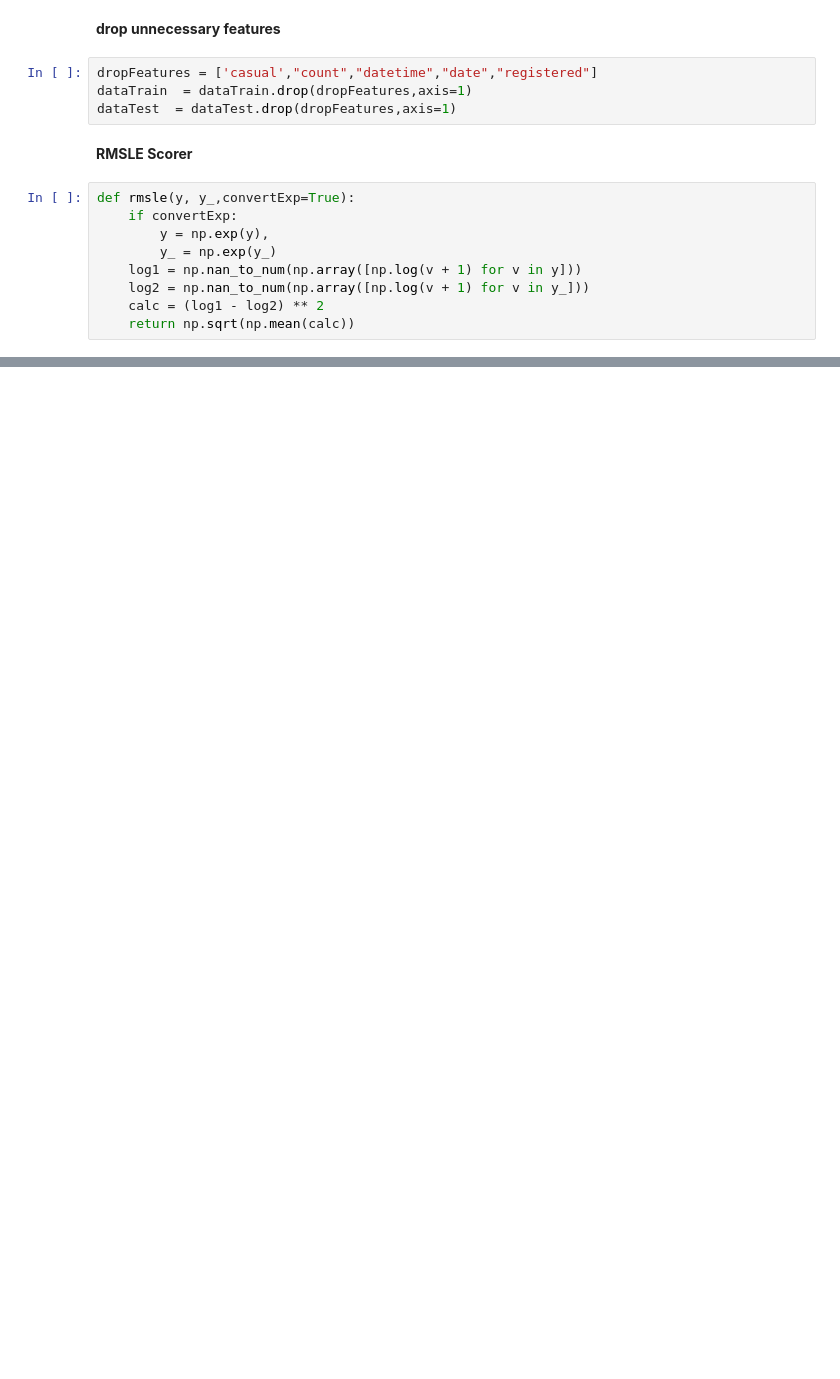
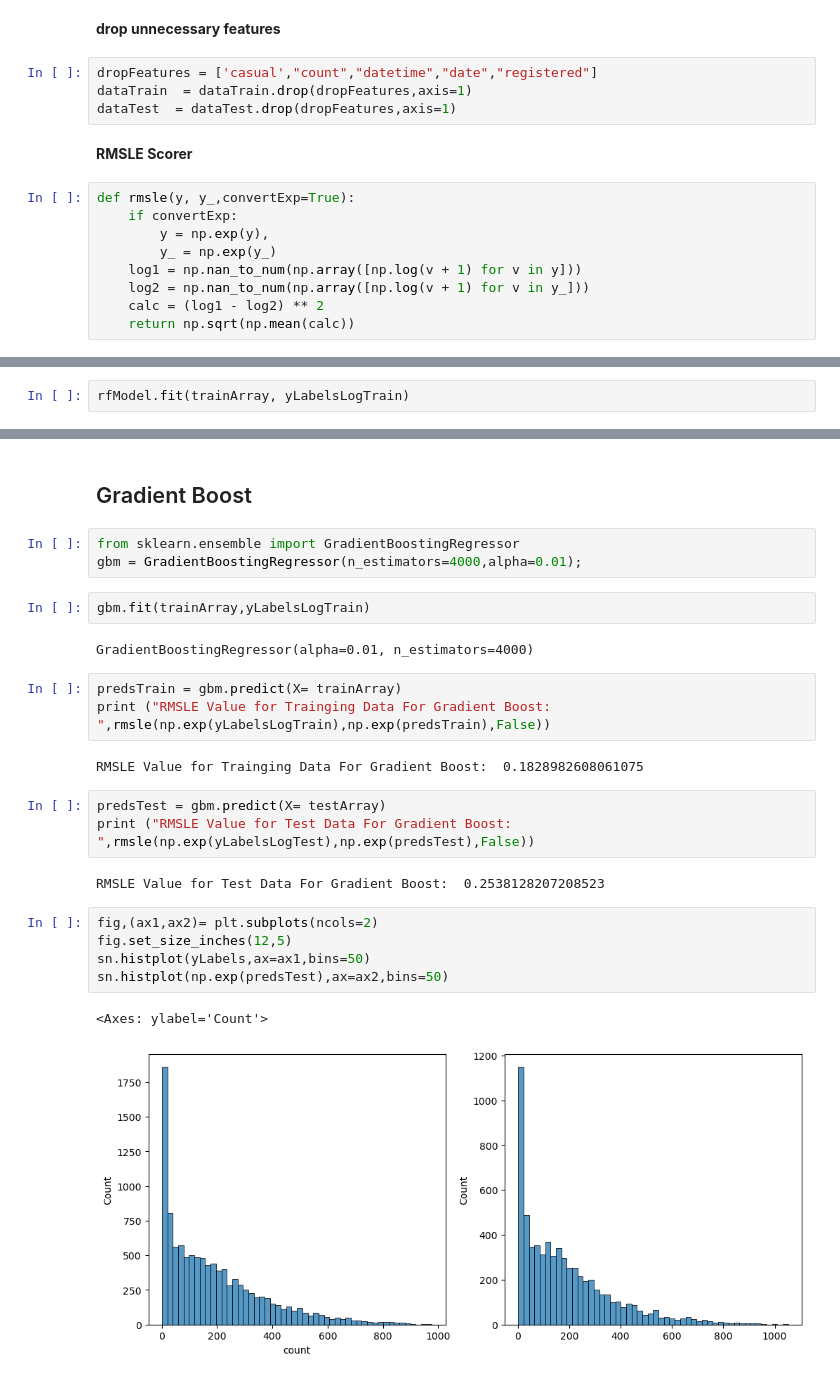
Before and after one commit to yuki172/bike-sharing-demand, a Jupyter notebook: main.ipynb, the cells around one changed output, grey strips where cells are left out. Drawn from its saved outputs; the diff is of its cells as text; blank space fills up the shorter version.

Commit message:
random forest and boosting

```diff
--- a/main.ipynb
+++ b/main.ipynb
@@ -380,0 +443,2 @@ df.head()
+# %%
+rfModel.fit(trainArray, yLabelsLogTrain)
@@ -380,0 +457,27 @@ df.head()
+# %% [markdown]
+## Gradient Boost
+# %%
+from sklearn.ensemble import GradientBoostingRegressor
+gbm = GradientBoostingRegressor(n_estimators=4000,alpha=0.01);
+# %%
+gbm.fit(trainArray,yLabelsLogTrain)
+# %% [output]
+GradientBoostingRegressor(alpha=0.01, n_estimators=4000)
+# %%
+predsTrain = gbm.predict(X= trainArray)
+print ("RMSLE Value for Trainging Data For Gradient Boost: ",rmsle(np.exp(yLabelsLogTrain),np.exp(predsTrain),False))
+# %% [output]
+RMSLE Value for Trainging Data For Gradient Boost:  0.1828982608061075
+# %%
+predsTest = gbm.predict(X= testArray)
+print ("RMSLE Value for Test Data For Gradient Boost: ",rmsle(np.exp(yLabelsLogTest),np.exp(predsTest),False))
+# %% [output]
+RMSLE Value for Test Data For Gradient Boost:  0.2538128207208523
+# %%
+fig,(ax1,ax2)= plt.subplots(ncols=2)
+fig.set_size_inches(12,5)
+sn.histplot(yLabels,ax=ax1,bins=50)
+sn.histplot(np.exp(predsTest),ax=ax2,bins=50)
+# %% [output]
+<Axes: ylabel='Count'>
+[figure, added]
```
Also changed, not shown: parts of 42 cells of this notebook.
